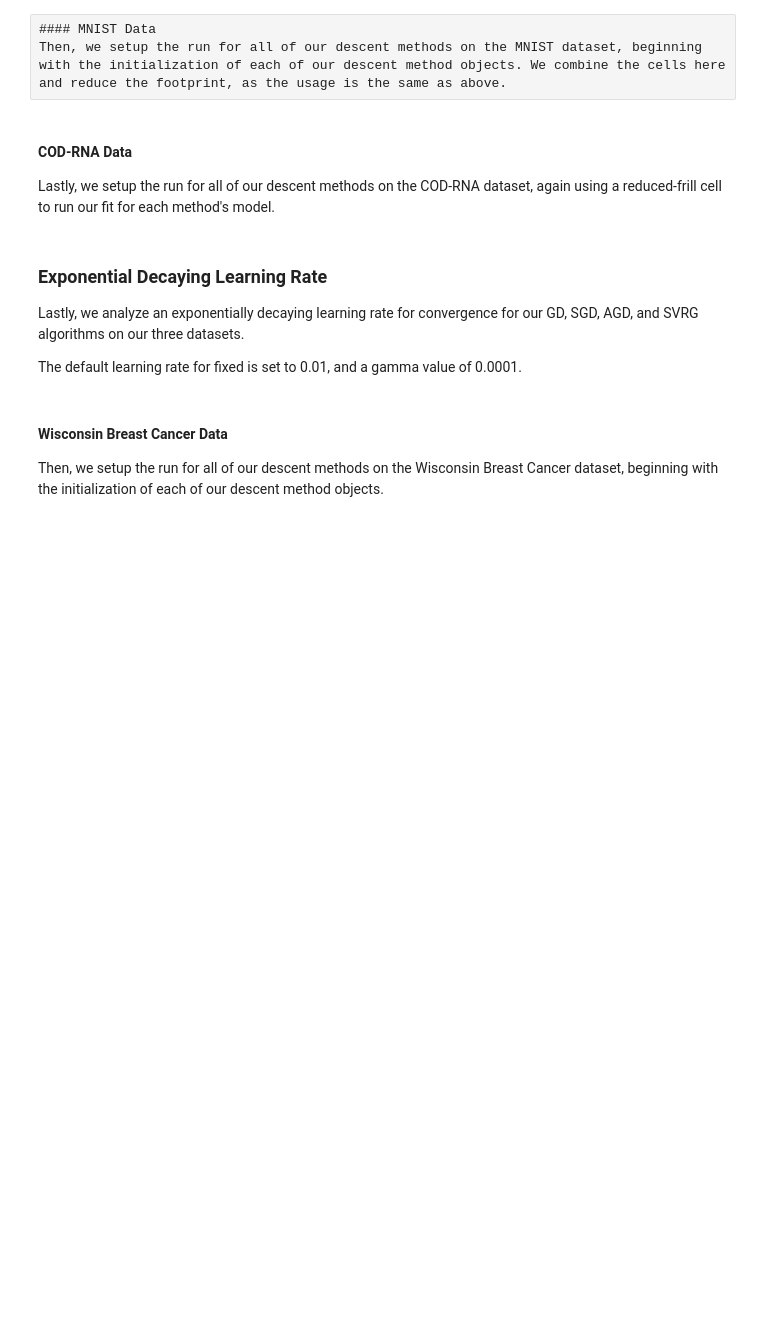
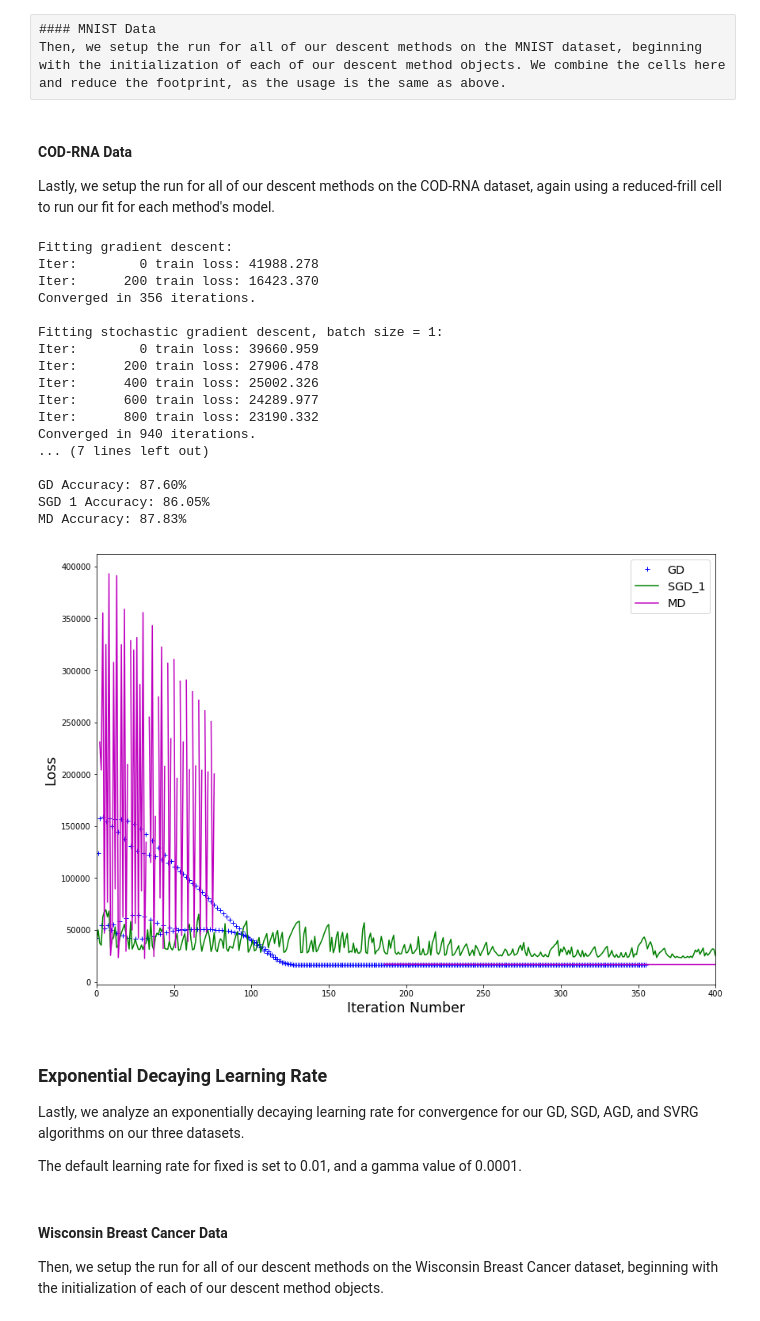
Before and after one commit to pklinkmueller/mlo_final_project, a Jupyter notebook: Logistic_Regression_Analysis.ipynb, the cells around one changed output. Drawn from its saved outputs; the diff is of its cells as text; code cells hidden in the pictures; blank space fills up the shorter version.

Commit message:
Finish plotting for COD Logreg.

```diff
--- a/Logistic_Regression_Analysis.ipynb
+++ b/Logistic_Regression_Analysis.ipynb
@@ -321,57 +340,53 @@ plot_dynamic_losses(mnist_gd_loss, mnist_sgd_1_loss, mnist_md_loss)
 #### COD-RNA Data
 Lastly, we setup the run for all of our descent methods on the COD-RNA dataset, again using a reduced-frill cell to run our fit for each method's model.
 # %%
-lr = FixedRate(0.001)
+# initialize our learning rate object
+lr_gd = PolyDecayRate(0.0001, 0.0001)
+lr_sgd = PolyDecayRate(0.00001, 0.00001)
+lr_md = PolyDecayRate(0.0001, 0.00001)
 # initialize our descent methods
 gd = GradientDescent()
 sgd_1 = GradientDescent()
-sgd_10 = GradientDescent()
-sgd_100 = GradientDescent()
-agd = NesterovAcceleratedDescent()
-svrg = StochasticVarianceReducedGradientDescent()
 md = MirrorDescent()
-# initialize the logisitic regression objects
-gd_log = LogisticRegression(gd, lr, 5000, cod_n, rel_conv)
-sgd_1_log = LogisticRegression(sgd_1, lr, 2000, 1, rel_conv)
-sgd_10_log = LogisticRegression(sgd_10, lr, 2000, 10, rel_conv)
-sgd_100_log = LogisticRegression(sgd_100, lr, 2000, 100, rel_conv)
-agd_log = LogisticRegression(agd, lr, 200, cod_n, rel_conv)
-svrg_log = LogisticRegression(svrg, lr, 20, cod_n, rel_conv)
-md_log = LogisticRegression(md, lr, 2000, cod_n, rel_conv)
-# and run the fit for each of these models, this time on the MNIST data set:
+# initialize logistic regression models
+gd_log = LogisticRegression(gd, lr_gd, 1000, cod_n, rel_conv)
+sgd_1_log = LogisticRegression(sgd_1, lr_sgd, 1500, 1, rel_conv)
+md_log = LogisticRegression(md, lr_md, 1000, cod_n, rel_conv)
+# fit the models...
 print('Fitting gradient descent:')
 cod_gd_loss = gd_log.fit(cod_X_train, cod_y_train)
 print('\nFitting stochastic gradient descent, batch size = 1:')
-cod_sgd_1_loss = sgd_1_log.fit(cod_X_train, wbc_y_train)
-print('\nFitting stochastic gradient descent, batch size = 10:')
-cod_sgd_10_loss = sgd_10_log.fit(cod_X_train, wbc_y_train)
-print('\nFitting stochastic gradient descent, batch size = 100:')
-cod_sgd_100_loss = sgd_100_log.fit(cod_X_train, wbc_y_train)
-print('\nFitting accelerated gradient descent:')
-cod_agd_loss = agd_log.fit(cod_X_train, wbc_y_train)
-print('\nFitting stochastic variance reduced gradient descent:')
-cod_svrg_loss = svrg_log.fit(cod_X_train, wbc_y_train)
-print('\nFitting stochastic variance reduced gradient descent:')
-cod_svrg_loss = svrg_log.fit(cod_X_train, wbc_y_train)
-# displaying accuracies
+cod_sgd_1_loss = sgd_1_log.fit(cod_X_train, cod_y_train)
+print('\nFitting mirror descent:')
+cod_md_loss = md_log.fit(cod_X_train, cod_y_train)
+# print the test accuracies for each model
 acc = check_accuracy(gd_log, cod_X_test, cod_y_test)
 print("\n\nGD Accuracy: {0:.2f}%".format(acc * 100))
 acc = check_accuracy(sgd_1_log, cod_X_test, cod_y_test)
 print("SGD 1 Accuracy: {0:.2f}%".format(acc * 100))
-acc = check_accuracy(sgd_10_log, cod_X_test, cod_y_test)
-print("SGD 10 Accuracy: {0:.2f}%".format(acc * 100))
-acc = check_accuracy(sgd_100_log, cod_X_test, cod_y_test)
-print("SGD 100 Accuracy: {0:.2f}%".format(acc * 100))
-acc = check_accuracy(agd_log, cod_X_test, cod_y_test)
-print("AGD Accuracy: {0:.2f}%".format(acc * 100))
-acc = check_accuracy(svrg_log, cod_X_test, cod_y_test)
-print("SVRG Accuracy: {0:.2f}%".format(acc * 100))
 acc = check_accuracy(md_log, cod_X_test, cod_y_test)
 print("MD Accuracy: {0:.2f}%".format(acc * 100))
-# plot losses
-plot_losses(cod_gd_loss, cod_sgd_1_loss, cod_sgd_10_loss,
-            cod_sgd_100_loss, cod_agd_loss, cod_svrg_loss,
-            cod_md_loss)
+# plot the loss convergences for each model
+plot_dynamic_losses(cod_gd_loss, cod_sgd_1_loss, cod_md_loss)
+# %% [output]
+Fitting gradient descent:
+Iter:        0 train loss: 41988.278
+Iter:      200 train loss: 16423.370
+Converged in 356 iterations.
+
+Fitting stochastic gradient descent, batch size = 1:
+Iter:        0 train loss: 39660.959
+Iter:      200 train loss: 27906.478
+Iter:      400 train loss: 25002.326
+Iter:      600 train loss: 24289.977
+Iter:      800 train loss: 23190.332
+Converged in 940 iterations.
+... (7 lines left out)
+
+GD Accuracy: 87.60%
+SGD 1 Accuracy: 86.05%
+MD Accuracy: 87.83%
+[figure, added]
 # %% [markdown]
 ### Exponential Decaying Learning Rate
 Lastly, we analyze an exponentially decaying learning rate for convergence for our GD, SGD, AGD, and SVRG algorithms on our three datasets.
```
Also changed, not shown: parts of 2 cells of this notebook.
